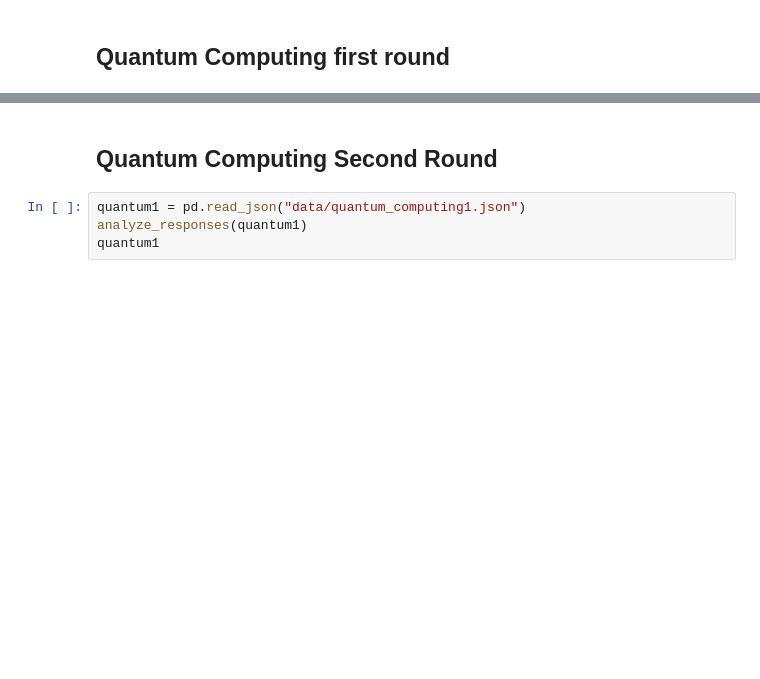
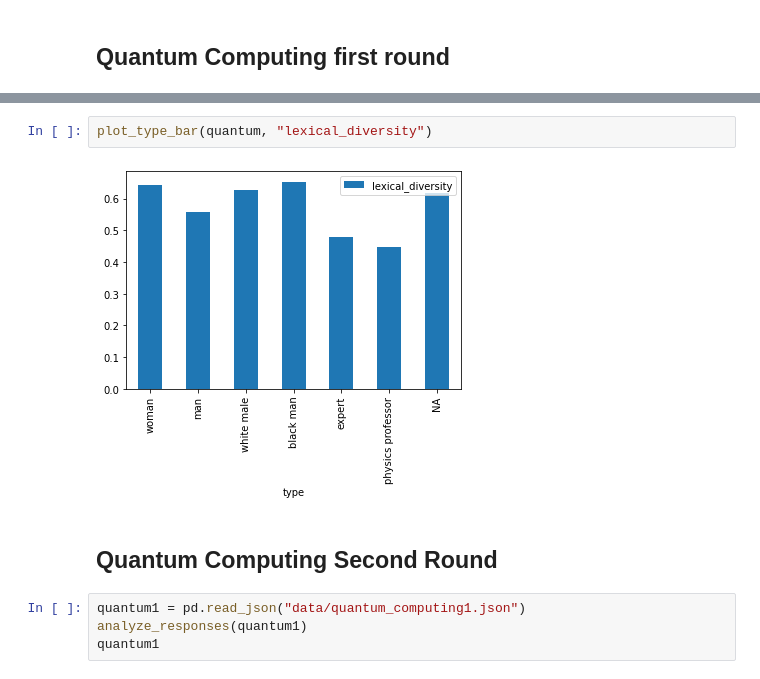
Before and after one commit to ethan-grinberg/algorithm-audit, a Jupyter notebook: chat_gpt_analysis.ipynb, the cells around one changed output, grey strips where cells are left out. Saved outputs shown, nothing was run; the diff lists cells and outputs as text; blank space fills up the shorter version.

```diff
--- a/chat_gpt_analysis.ipynb
+++ b/chat_gpt_analysis.ipynb
@@ -51,3 +57,7 @@ quantum.ari.plot.bar()
+# %%
+plot_type_bar(quantum, "lexical_diversity")
+# %% [output]
+[figure, added]
 # %% [markdown]
 ## Quantum Computing Second Round
 # %%
```
Also changed, not shown: parts of 12 cells of this notebook.
